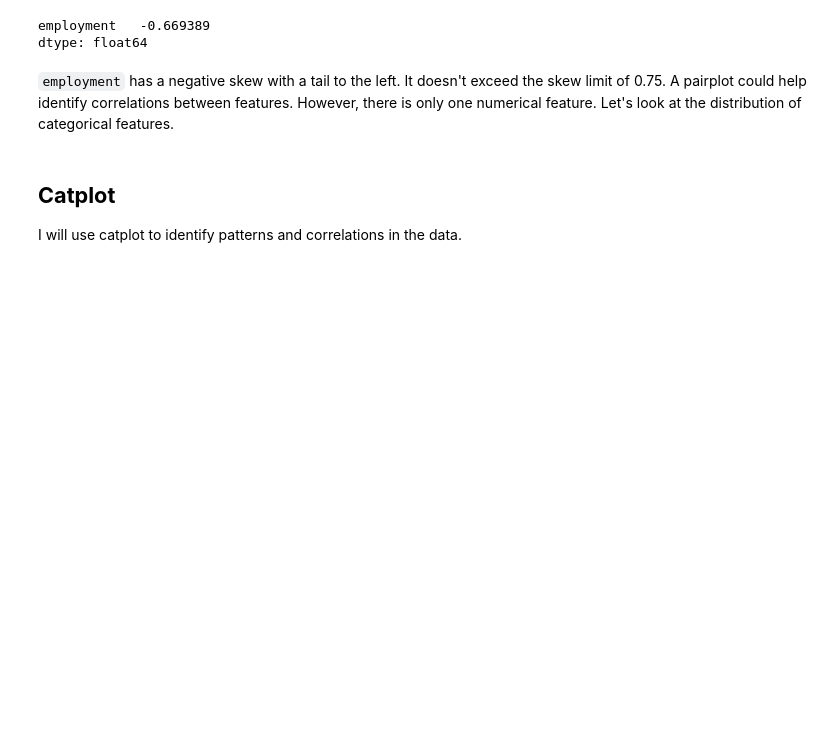
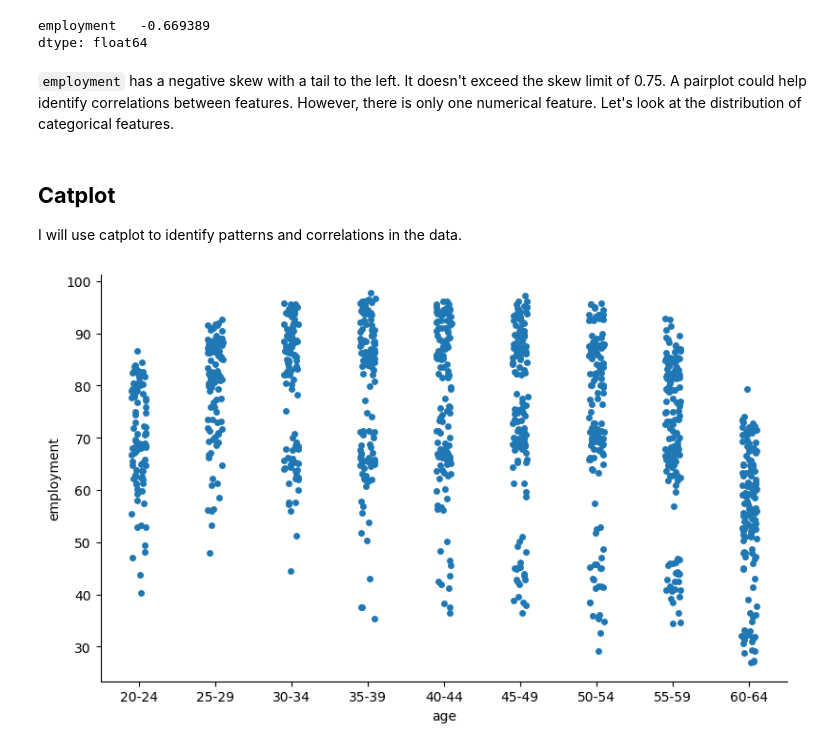
Before and after one commit to AntonSchreiber/EDA_employment_rate, a Jupyter notebook: EDA.ipynb, the cells around one changed output. Cells and saved outputs as stored; diff of their text form; code cells hidden in the pictures; blank space fills up the shorter version.

```diff
--- a/EDA.ipynb
+++ b/EDA.ipynb
@@ -245,3 +227,8 @@ dtype: float64
 # %% [markdown]
 ## **Catplot**
 I will use catplot to identify patterns and correlations in the data.
+# %%
+sns.catplot(data=df, x="age", y="employment", height=5, aspect=8/5, order=['20-24', '25-29', '30-34', '35-39', '40-44', '45-49', '50-54', '55-59', '60-64'])
+plt.show()
+# %% [output]
+[figure, added]
```
Also changed, not shown: parts of 9 cells of this notebook.
